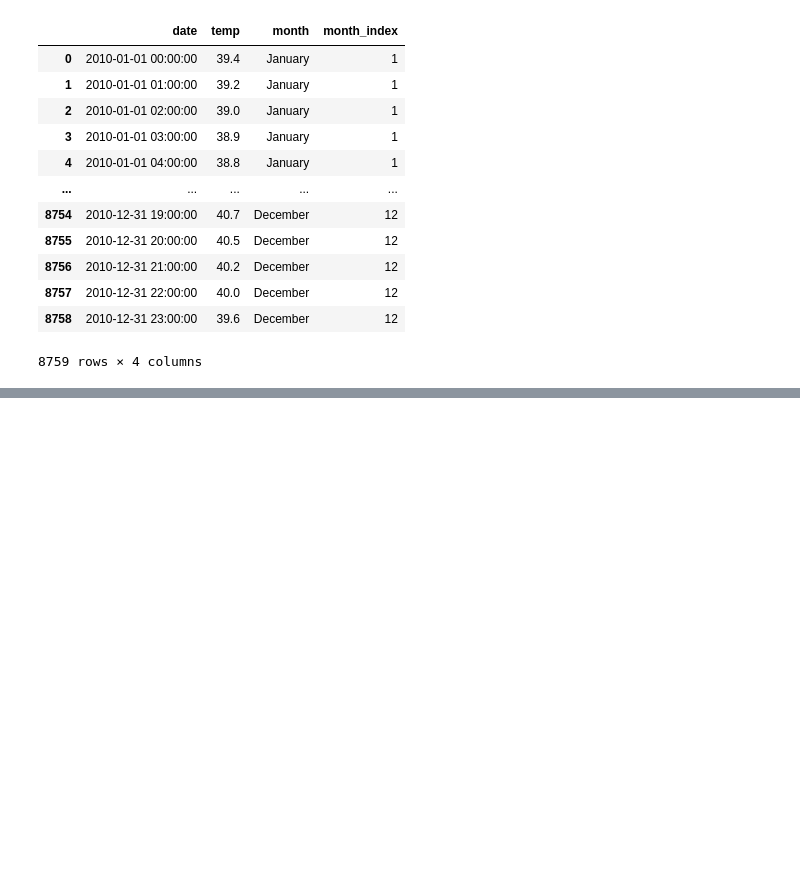
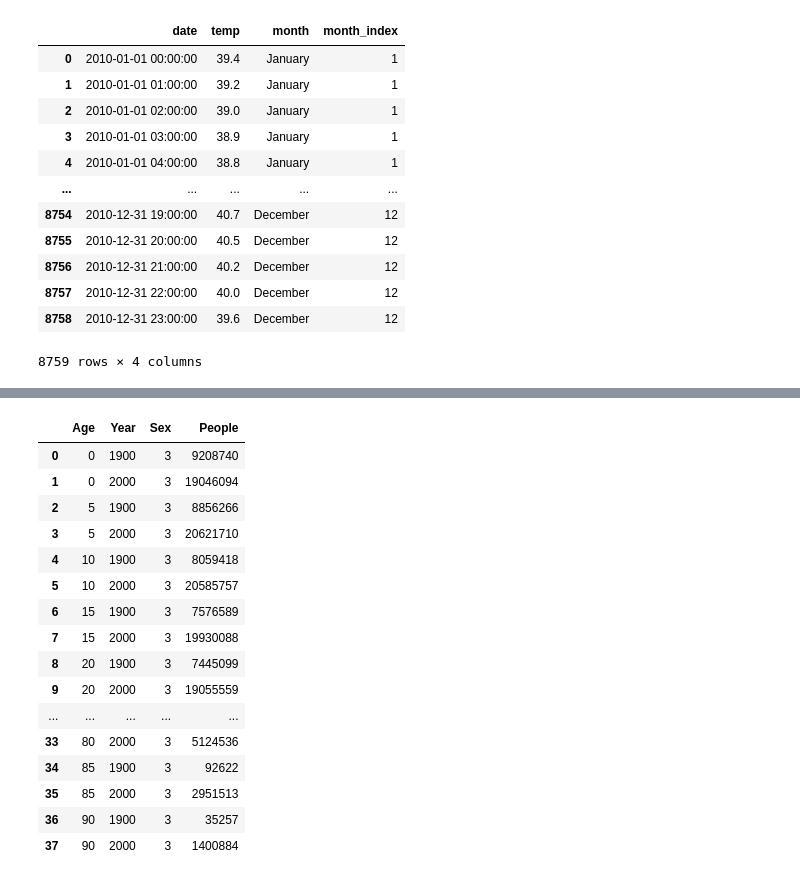
Before and after one commit to dwootton/Altair-Express, a Jupyter notebook: Untitled1.ipynb, the cells around one changed output, grey strips where cells are left out. Saved outputs shown, nothing was run; the diff lists cells and outputs as text; code cells hidden in the pictures; blank space fills up the shorter version.

```diff
--- a/Untitled1.ipynb
+++ b/Untitled1.ipynb
@@ -56,0 +59,20 @@ df.query(" (temp>=44.67 and temp<=56.27) ")
+# %%
+df.groupby(['Age','Year']).aggregate('sum').reset_index()
+# %% [output]
+|  | Age | Year | Sex | People |
+| 0 | 0 | 1900 | 3 | 9208740 |
+| 1 | 0 | 2000 | 3 | 19046094 |
+| 2 | 5 | 1900 | 3 | 8856266 |
+| 3 | 5 | 2000 | 3 | 20621710 |
+| 4 | 10 | 1900 | 3 | 8059418 |
+| 5 | 10 | 2000 | 3 | 20585757 |
+| 6 | 15 | 1900 | 3 | 7576589 |
+| 7 | 15 | 2000 | 3 | 19930088 |
+| 8 | 20 | 1900 | 3 | 7445099 |
+| 9 | 20 | 2000 | 3 | 19055559 |
+| ... | ... | ... | ... | ... |
+| 33 | 80 | 2000 | 3 | 5124536 |
+| 34 | 85 | 1900 | 3 | 92622 |
+| 35 | 85 | 2000 | 3 | 2951513 |
+| 36 | 90 | 1900 | 3 | 35257 |
+| 37 | 90 | 2000 | 3 | 1400884 |
```
Also changed, not shown: parts of 16 cells of this notebook, 4 other files.
